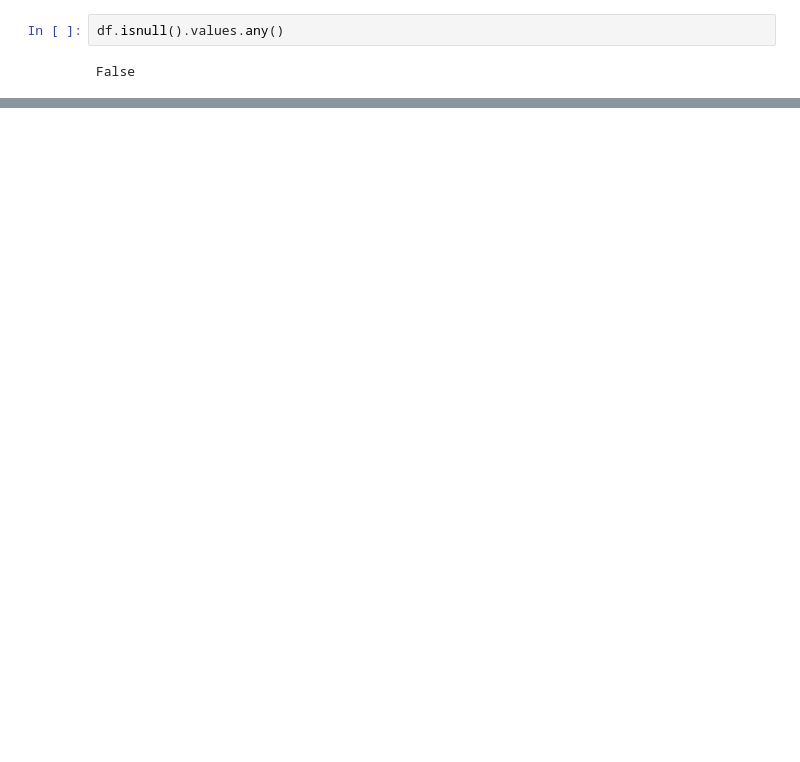
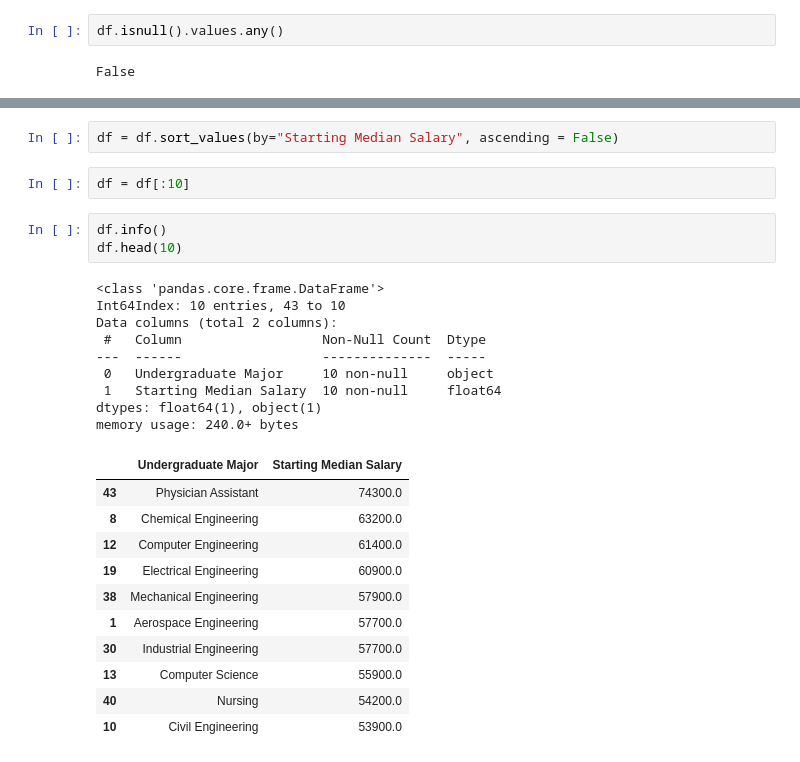
Before and after one commit to AndrewABrain/CCIC_DS1, a Jupyter notebook: Quarter 2 Final Project.ipynb, the cells around one changed output, grey strips where cells are left out. Cells and saved outputs as stored; diff of their text form; blank space fills up the shorter version.

```diff
--- a/Quarter 2 Final Project.ipynb
+++ b/Quarter 2 Final Project.ipynb
@@ -69,0 +105,28 @@ df.corr(method='pearson', min_periods=1)
+# %%
+df = df.sort_values(by="Starting Median Salary", ascending = False)
+# %%
+df = df[:10]
+# %%
+df.info()
+df.head(10)
+# %% [output]
+<class 'pandas.core.frame.DataFrame'>
+Int64Index: 10 entries, 43 to 10
+Data columns (total 2 columns):
+ #   Column                  Non-Null Count  Dtype
+---  ------                  --------------  -----
+ 0   Undergraduate Major     10 non-null     object
+ 1   Starting Median Salary  10 non-null     float64
+dtypes: float64(1), object(1)
+memory usage: 240.0+ bytes
+|  | Undergraduate Major | Starting Median Salary |
+| 43 | Physician Assistant | 74300.0 |
+| 8 | Chemical Engineering | 63200.0 |
+| 12 | Computer Engineering | 61400.0 |
+| 19 | Electrical Engineering | 60900.0 |
+| 38 | Mechanical Engineering | 57900.0 |
+| 1 | Aerospace Engineering | 57700.0 |
+| 30 | Industrial Engineering | 57700.0 |
+| 13 | Computer Science | 55900.0 |
+| 40 | Nursing | 54200.0 |
+| 10 | Civil Engineering | 53900.0 |
```
Also changed, not shown: parts of 18 cells of this notebook, 3 other files.
